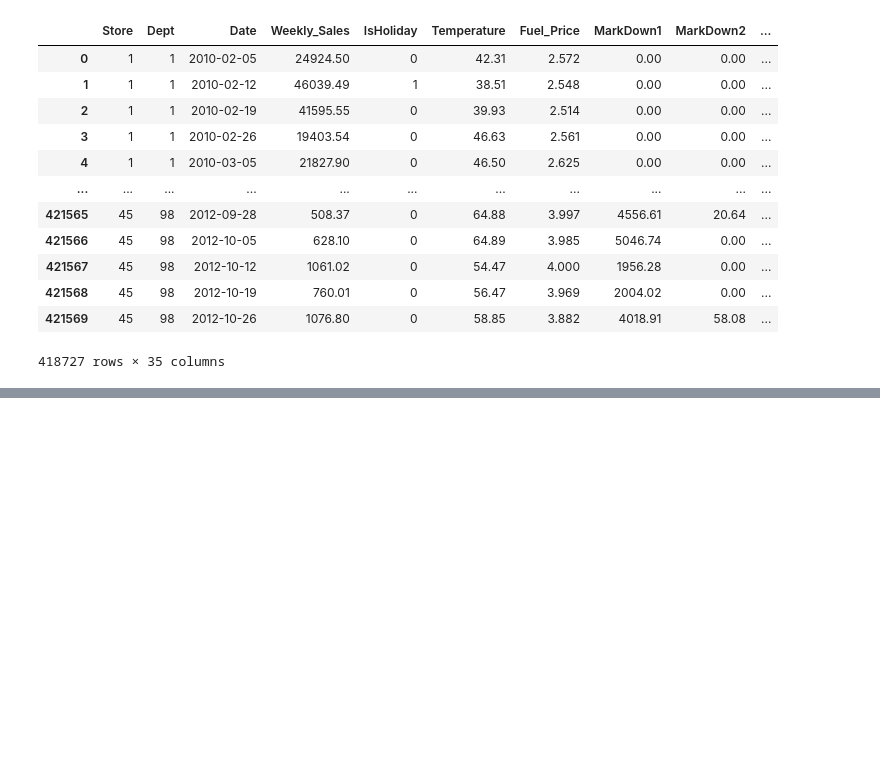
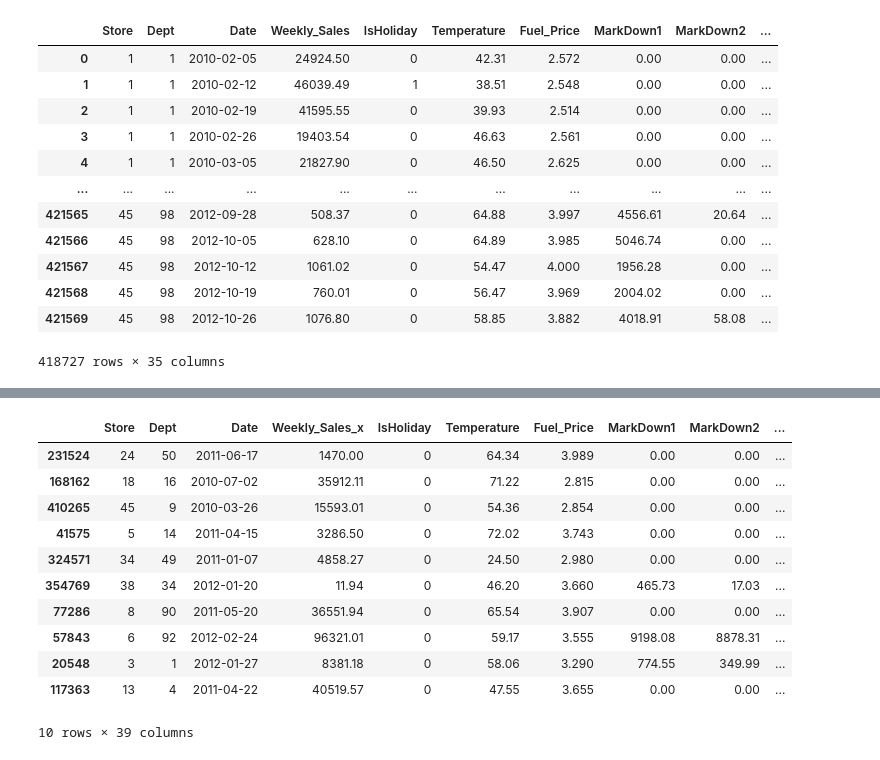
Before and after one commit to Imran1hp/Walmart_sales_prediction, a Jupyter notebook: Walmart_Sales_Prediction.ipynb, the cells around one changed output, grey strips where cells are left out. Saved outputs shown, nothing was run; the diff lists cells and outputs as text; code cells hidden in the pictures; blank space fills up the shorter version.

Commit message:
created the rank of store and department

```diff
--- a/Walmart_Sales_Prediction.ipynb
+++ b/Walmart_Sales_Prediction.ipynb
@@ -549,0 +548,4 @@ store_rank_df = merged_df.groupby("Store")['Weekly_Sales']
+# %%
+store_rank_df = merged_df.groupby("Store",as_index=False)['Weekly_Sales'].mean()
+store_rank_df = store_rank_df.sort_values('Weekly_Sales',ascending=False)
+store_rank_df["Store_Rank"] =store_rank_df['Weekly_Sales'].rank(ascending=False).astype(int)
@@ -549,0 +561,4 @@ store_rank_df = merged_df.groupby("Store")['Weekly_Sales']
+# %%
+dept_rank_df = merged_df.groupby("Dept",as_index=False)['Weekly_Sales'].mean()
+dept_rank_df = dept_rank_df.sort_values('Weekly_Sales',ascending=False)
+dept_rank_df['Dept_Rank']= dept_rank_df['Weekly_Sales'].rank(ascending=False).astype(int)
@@ -549,0 +574,18 @@ store_rank_df = merged_df.groupby("Store")['Weekly_Sales']
+# %%
+merged_df= pd.merge(merged_df,store_rank_df,on="Store",how="left")
+merged_df= pd.merge(merged_df,dept_rank_df,on="Dept",how="left")
+# %%
+merged_df.sample(10)
+# %% [output]
+|  | Store | Dept | Date | Weekly_Sales_x | IsHoliday | Temperature | Fuel_Price | MarkDown1 | MarkDown2 | ... |
+| 231524 | 24 | 50 | 2011-06-17 | 1470.00 | 0 | 64.34 | 3.989 | 0.00 | 0.00 | ... |
+| 168162 | 18 | 16 | 2010-07-02 | 35912.11 | 0 | 71.22 | 2.815 | 0.00 | 0.00 | ... |
+| 410265 | 45 | 9 | 2010-03-26 | 15593.01 | 0 | 54.36 | 2.854 | 0.00 | 0.00 | ... |
+| 41575 | 5 | 14 | 2011-04-15 | 3286.50 | 0 | 72.02 | 3.743 | 0.00 | 0.00 | ... |
+| 324571 | 34 | 49 | 2011-01-07 | 4858.27 | 0 | 24.50 | 2.980 | 0.00 | 0.00 | ... |
+| 354769 | 38 | 34 | 2012-01-20 | 11.94 | 0 | 46.20 | 3.660 | 465.73 | 17.03 | ... |
+| 77286 | 8 | 90 | 2011-05-20 | 36551.94 | 0 | 65.54 | 3.907 | 0.00 | 0.00 | ... |
+| 57843 | 6 | 92 | 2012-02-24 | 96321.01 | 0 | 59.17 | 3.555 | 9198.08 | 8878.31 | ... |
+| 20548 | 3 | 1 | 2012-01-27 | 8381.18 | 0 | 58.06 | 3.290 | 774.55 | 349.99 | ... |
+| 117363 | 13 | 4 | 2011-04-22 | 40519.57 | 0 | 47.55 | 3.655 | 0.00 | 0.00 | ... |
+10 rows × 39 columns
```
Also changed, not shown: parts of 3 cells of this notebook.
